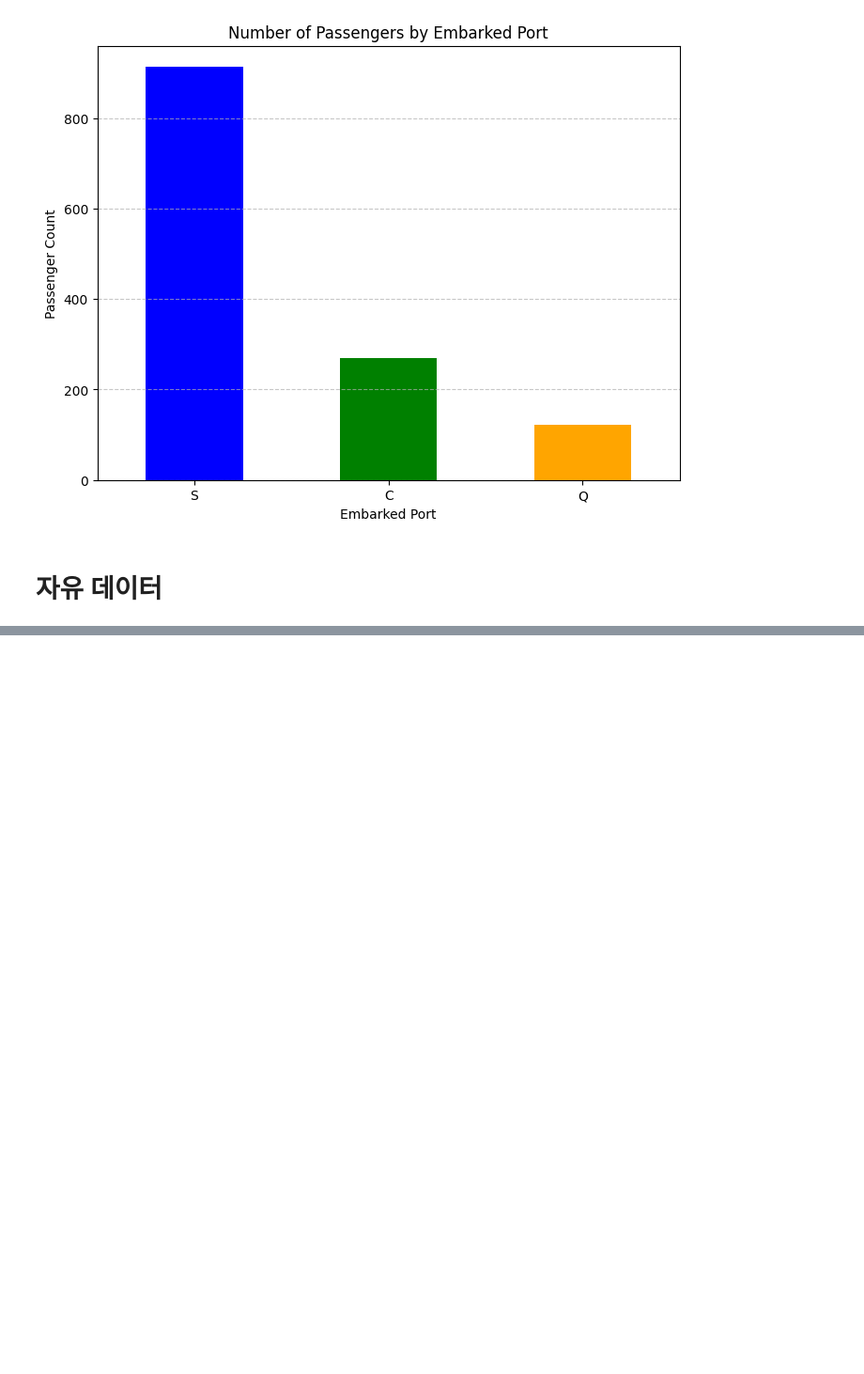
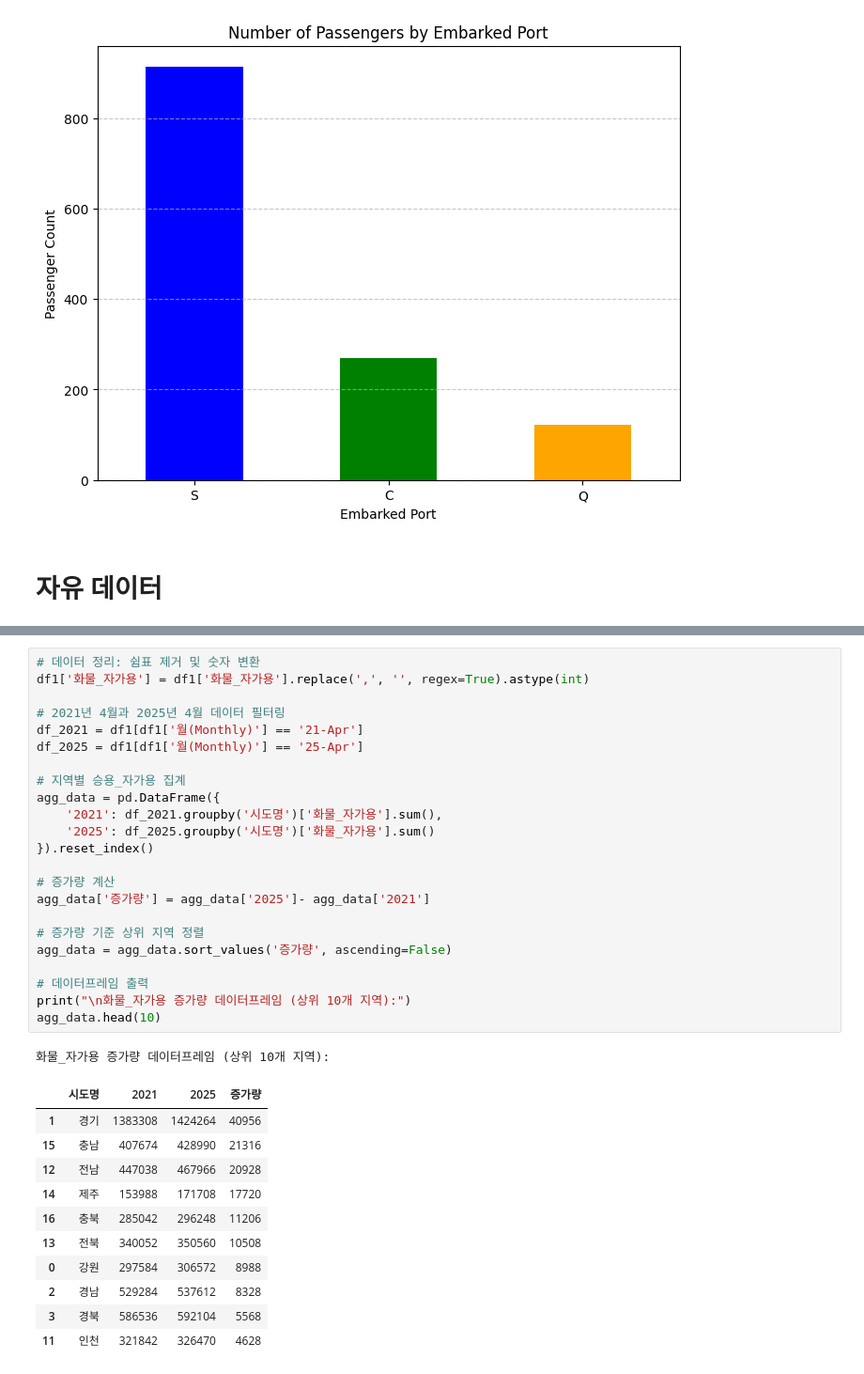
Before and after one commit to pcw11/datajo, a Jupyter notebook: 데이터조.ipynb, the cells around one changed output, grey strips where cells are left out. Shown at 94% size. Cells and saved outputs as stored; diff of their text form; blank space fills up the shorter version.

```diff
--- a/데이터조.ipynb
+++ b/데이터조.ipynb
@@ -295,0 +360,36 @@ df1
+# %%
+# 데이터 정리: 쉼표 제거 및 숫자 변환
+df1['화물_자가용'] = df1['화물_자가용'].replace(',', '', regex=True).astype(int)
+
+# 2021년 4월과 2025년 4월 데이터 필터링
+df_2021 = df1[df1['월(Monthly)'] == '21-Apr']
+df_2025 = df1[df1['월(Monthly)'] == '25-Apr']
+
+# 지역별 승용_자가용 집계
+agg_data = pd.DataFrame({
+    '2021': df_2021.groupby('시도명')['화물_자가용'].sum(),
+    '2025': df_2025.groupby('시도명')['화물_자가용'].sum()
+}).reset_index()
+
+# 증가량 계산
+agg_data['증가량'] = agg_data['2025']- agg_data['2021']
+
+# 증가량 기준 상위 지역 정렬
+agg_data = agg_data.sort_values('증가량', ascending=False)
+
+# 데이터프레임 출력
+print("\n화물_자가용 증가량 데이터프레임 (상위 10개 지역):")
+agg_data.head(10)
+# %% [output]
+화물_자가용 증가량 데이터프레임 (상위 10개 지역):
+|  | 시도명 | 2021 | 2025 | 증가량 |
+| 1 | 경기 | 1383308 | 1424264 | 40956 |
+| 15 | 충남 | 407674 | 428990 | 21316 |
+| 12 | 전남 | 447038 | 467966 | 20928 |
+| 14 | 제주 | 153988 | 171708 | 17720 |
+| 16 | 충북 | 285042 | 296248 | 11206 |
+| 13 | 전북 | 340052 | 350560 | 10508 |
+| 0 | 강원 | 297584 | 306572 | 8988 |
+| 2 | 경남 | 529284 | 537612 | 8328 |
+| 3 | 경북 | 586536 | 592104 | 5568 |
+| 11 | 인천 | 321842 | 326470 | 4628 |
```
Also changed, not shown: parts of 5 cells of this notebook.
